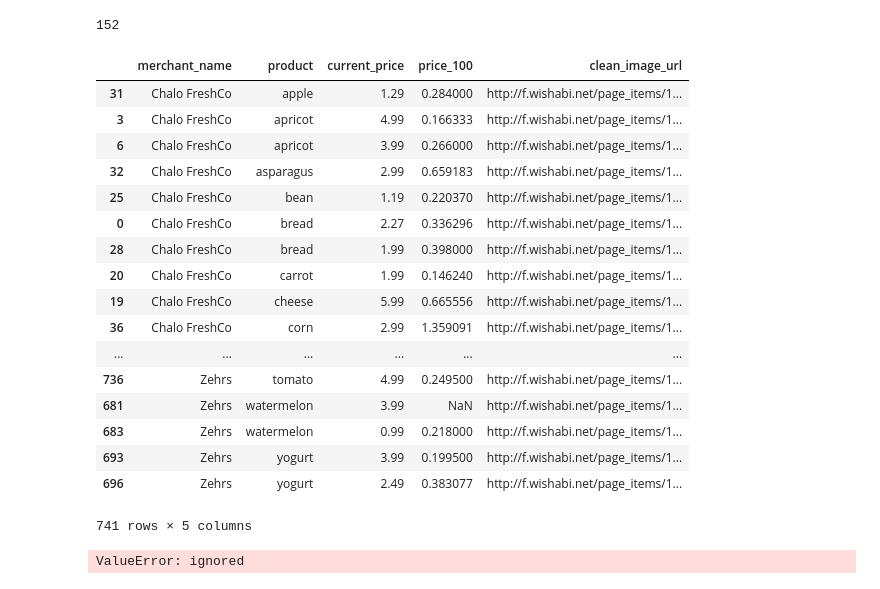
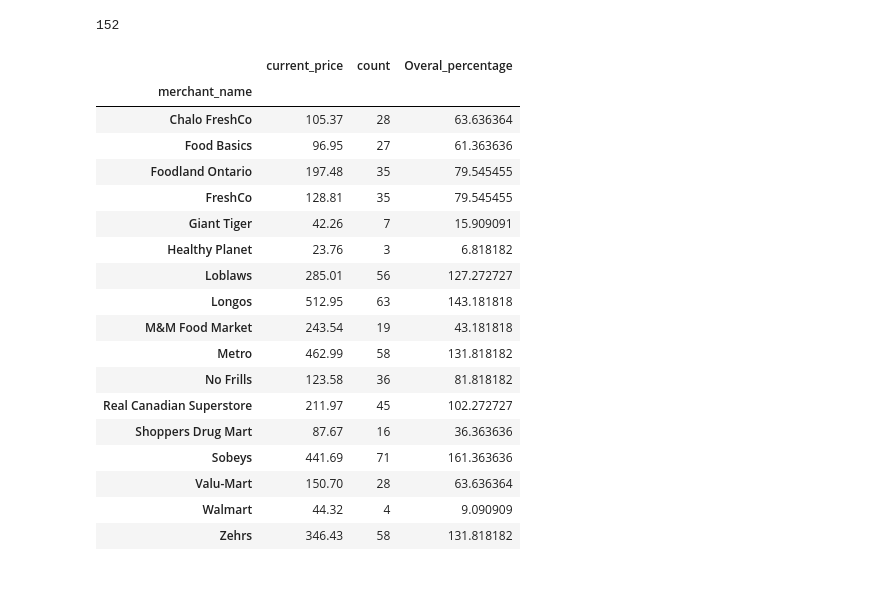
Before and after one commit to Bahramif/Deep-Trading, a Jupyter notebook: FLIPP_final.ipynb, the cells around one changed output. Cells and saved outputs as stored; diff of their text form; code cells hidden in the pictures.

```diff
--- a/FLIPP_final.ipynb
+++ b/FLIPP_final.ipynb
@@ -340,4 +340,4 @@ df_sort_food2['price_100'].isna().values.sum()
 # %%
 df_sort_food3=df_sort_food2[df_sort_food2.Relevant==True]
 # %%
-df_agg = df_sort_food3[['merchant_name','product','current_price','price_100','clean_image_url']].sort_values(['merchant_name','product'],ascending=True)
+df_agg = df_sort_food3.groupby(['merchant_name','product','current_price','price_100','clean_image_url']).agg({'price_100':min})
@@ -346,26 +344,26 @@ df_product_mean=df_sort_food3.groupby(['product'])['price_100'].median()
-# %%
-df_agg
-# %% [output]
-|  | merchant_name | product | current_price | price_100 | clean_image_url |
-| 31 | Chalo FreshCo | apple | 1.29 | 0.284000 | http://f.wishabi.net/page_items/1... |
-| 3 | Chalo FreshCo | apricot | 4.99 | 0.166333 | http://f.wishabi.net/page_items/1... |
-| 6 | Chalo FreshCo | apricot | 3.99 | 0.266000 | http://f.wishabi.net/page_items/1... |
-| 32 | Chalo FreshCo | asparagus | 2.99 | 0.659183 | http://f.wishabi.net/page_items/1... |
-| 25 | Chalo FreshCo | bean | 1.19 | 0.220370 | http://f.wishabi.net/page_items/1... |
-| 0 | Chalo FreshCo | bread | 2.27 | 0.336296 | http://f.wishabi.net/page_items/1... |
-| 28 | Chalo FreshCo | bread | 1.99 | 0.398000 | http://f.wishabi.net/page_items/1... |
-| 20 | Chalo FreshCo | carrot | 1.99 | 0.146240 | http://f.wishabi.net/page_items/1... |
-| 19 | Chalo FreshCo | cheese | 5.99 | 0.665556 | http://f.wishabi.net/page_items/1... |
-| 36 | Chalo FreshCo | corn | 2.99 | 1.359091 | http://f.wishabi.net/page_items/1... |
-| ... | ... | ... | ... | ... | ... |
-| 736 | Zehrs | tomato | 4.99 | 0.249500 | http://f.wishabi.net/page_items/1... |
-| 681 | Zehrs | watermelon | 3.99 | NaN | http://f.wishabi.net/page_items/1... |
-| 683 | Zehrs | watermelon | 0.99 | 0.218000 | http://f.wishabi.net/page_items/1... |
-| 693 | Zehrs | yogurt | 3.99 | 0.199500 | http://f.wishabi.net/page_items/1... |
-| 696 | Zehrs | yogurt | 2.49 | 0.383077 | http://f.wishabi.net/page_items/1... |
-741 rows × 5 columns
 # %%
 df_agg2['count']=df_agg.groupby(['merchant_name']).count()
-# df_agg2['Overal_percentage']=df_agg.groupby(['merchant_name']).count()
-# %% [output]
-ValueError: ignored
+# %%
+df_agg2['Overal_percentage']=df_agg.groupby(['merchant_name']).count()*100/len(df_sort_food3["product"].unique())
+# %%
+df_agg2
+# %% [output]
+|  | current_price | count | Overal_percentage |
+| merchant_name |  |  |  |
+| Chalo FreshCo | 105.37 | 28 | 63.636364 |
+| Food Basics | 96.95 | 27 | 61.363636 |
+| Foodland Ontario | 197.48 | 35 | 79.545455 |
+| FreshCo | 128.81 | 35 | 79.545455 |
+| Giant Tiger | 42.26 | 7 | 15.909091 |
+| Healthy Planet | 23.76 | 3 | 6.818182 |
+| Loblaws | 285.01 | 56 | 127.272727 |
+| Longos | 512.95 | 63 | 143.181818 |
+| M&M Food Market | 243.54 | 19 | 43.181818 |
+| Metro | 462.99 | 58 | 131.818182 |
+| No Frills | 123.58 | 36 | 81.818182 |
+| Real Canadian Superstore | 211.97 | 45 | 102.272727 |
+| Shoppers Drug Mart | 87.67 | 16 | 36.363636 |
+| Sobeys | 441.69 | 71 | 161.363636 |
+| Valu-Mart | 150.70 | 28 | 63.636364 |
+| Walmart | 44.32 | 4 | 9.090909 |
+| Zehrs | 346.43 | 58 | 131.818182 |
```
Also changed, not shown: parts of 1 cell of this notebook.
